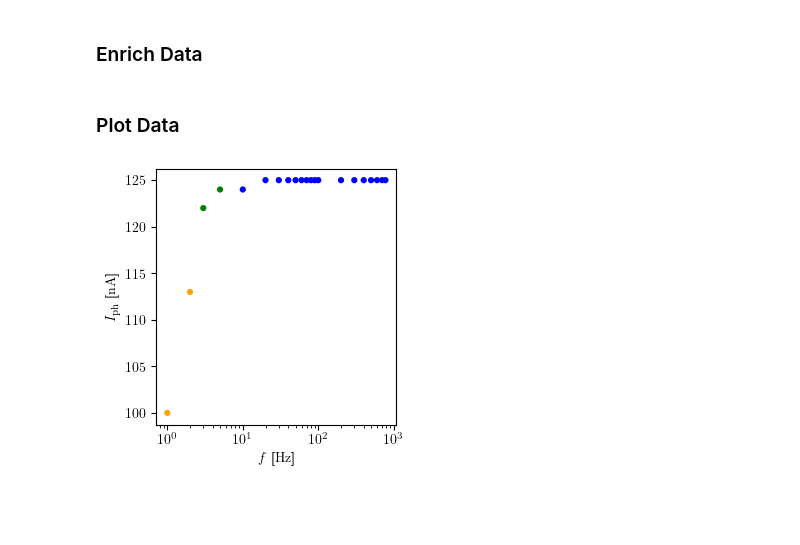
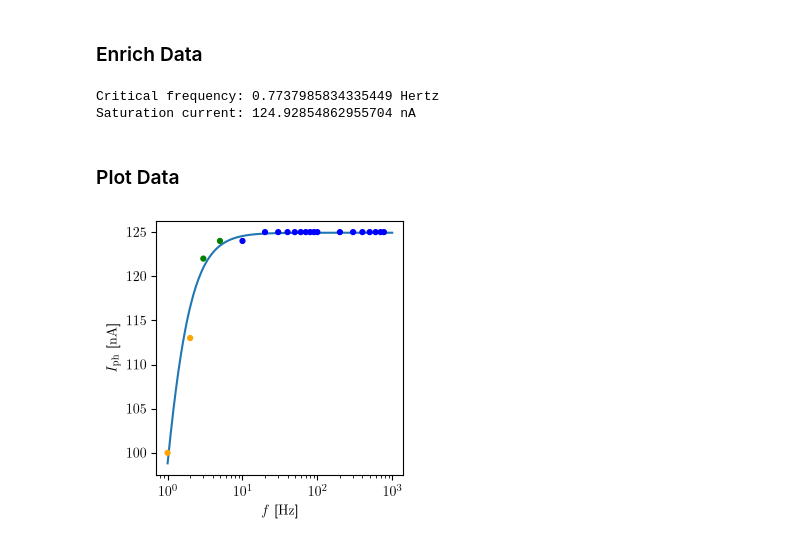
Before and after one commit to slegt/semiconductor_lab_1, a Jupyter notebook: b4/python/task1.ipynb, the cells around one changed output. Drawn from its saved outputs; the diff is of its cells as text; code cells hidden in the pictures; blank space fills up the shorter version.

```diff
--- a/b4/python/task1.ipynb
+++ b/b4/python/task1.ipynb
@@ -608,17 +641,11 @@ diode_4["relative_responsivity"] = diode_4["responsivity"] / max(diode_4["respon
+# %%
+eye_curves: list[dict] = [
+    {"name": "Scotopic", "wavelength": human_eye["wavelength"], "response": human_eye["scotopic"]},
+    {"name": "Photopic", "wavelength": human_eye["wavelength"], "response": human_eye["photopic"]},
+    {"name": "Diode 4", "wavelength": diode_4["wavelength"], "response": diode_4["relative_responsivity"]},
+]
+
+for curve in eye_curves:
+    curve |= peak_and_fwhm(curve["wavelength"], curve["response"])
 # %% [markdown]
 ### Plot Data
-# %%
-with plt.rc_context(SINGLE_COLUMN):
-    fig, ax = plt.subplots(layout="constrained")
-
-    ax.plot(human_eye["wavelength"], human_eye["scotopic"], linewidth=1.0, label="Scotopic")
-    ax.plot(human_eye["wavelength"], human_eye["photopic"], linewidth=1.0, label="Photopic")
-    ax.plot(diode_4["wavelength"], diode_4["relative_responsivity"], label="Diode 4")
-    ax.legend(loc="upper right")
-
-    ax.set_xlim(min(human_eye["wavelength"]), max(human_eye["wavelength"]))
-
-    ax.set_xlabel(r"$\lambda$ [\unit{\nano\meter}]")
-    ax.set_ylabel(r"$V(\lambda)$ [arb. unit]")
-
-    fig.savefig(PLOT_FOLDER / "human_eye.pdf")
@@ -638,21 +739,33 @@ colors = {1: "blue", 3: "green", 10: "orange"}
 
 def apply_color(number: int):
     return colors[number]
+# %%
+def highpass(f, f_c, I_s):
+    return I_s * f / np.sqrt(f**2 + f_c**2)
 # %%
 chopper_dependence["I_nA"] = chopper_dependence["I"] * 1e9
 chopper_dependence["color"] = chopper_dependence["t"].apply(apply_color)
+
+(f_c, I_s), _ = curve_fit(highpass, chopper_dependence["f"], chopper_dependence["I_nA"], [1, 125])
+frequencies = np.linspace(1, 1e3, 10000)
+print(f"Critical frequency: {f_c} Hertz")
+print(f"Saturation current: {I_s} nA")
+# %% [output]
+Critical frequency: 0.7737985834335449 Hertz
+Saturation current: 124.92854862955704 nA
 # %% [markdown]
 ### Plot Data
 # %%
 with plt.rc_context(SINGLE_COLUMN):
     fig, ax = plt.subplots(layout="constrained")
 
     ax.scatter(chopper_dependence["f"], chopper_dependence["I_nA"], color=chopper_dependence["color"], s=12)
+    ax.plot(frequencies, highpass(frequencies, f_c, I_s), zorder=-1)
 
     ax.set_xscale("log")
     ax.set_xlabel(r"$f$ [\unit{\hertz}]")
     ax.set_ylabel(r"$I_\mathrm{ph}$ [\unit{\nano\ampere}]")
 
     fig.savefig(PLOT_FOLDER / "chopper.pdf")
 # %% [output]
-[figure, old version]
+[figure, new version]
```
Also changed, not shown: parts of 12 cells of this notebook, 5 other files.
